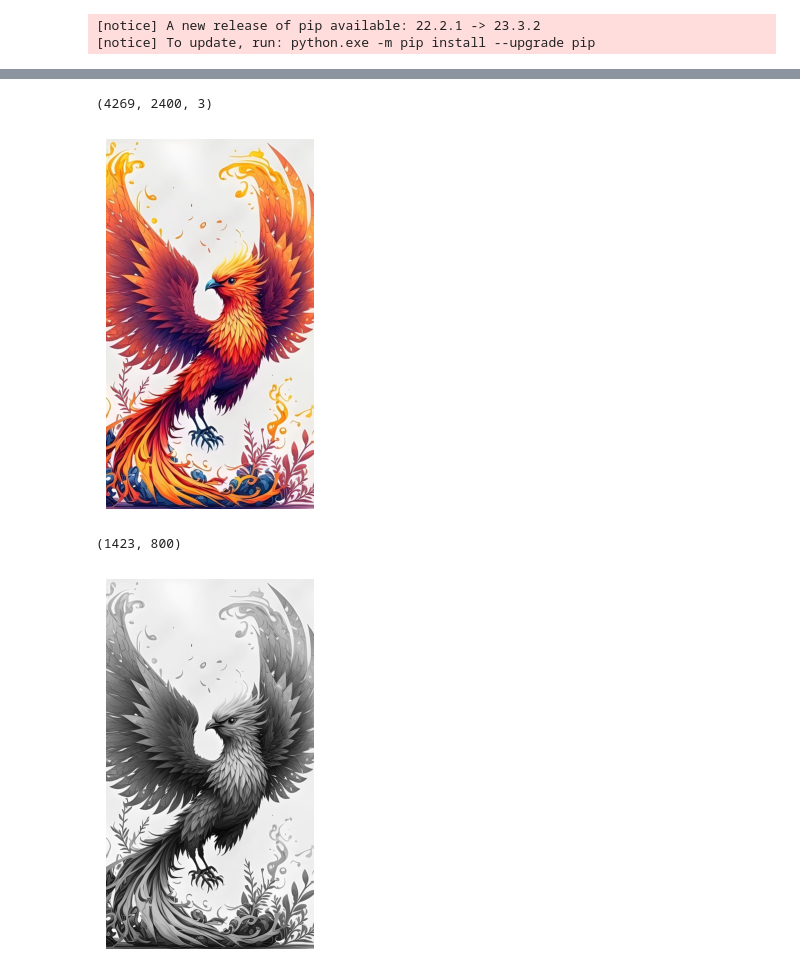
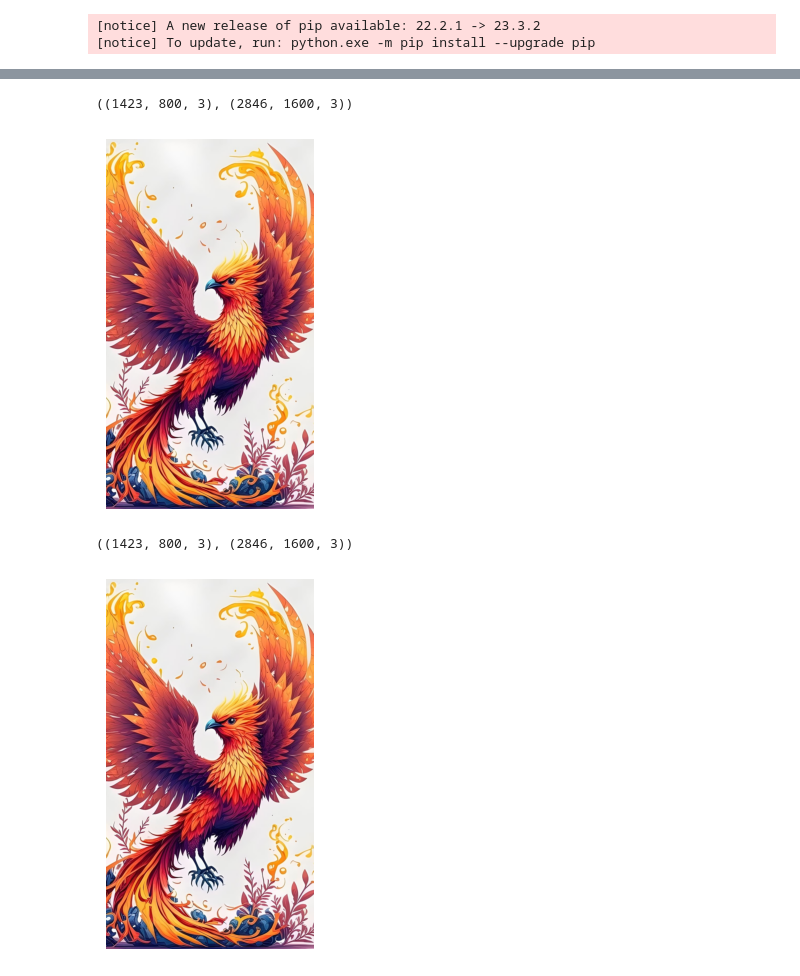
Before and after one commit to RoksanaMaya/OpenCV, a Jupyter notebook: openCV_manupulation.ipynb, the cells around one changed output, grey strips where cells are left out. Drawn from its saved outputs; the diff is of its cells as text; code cells hidden in the pictures.

```diff
--- a/openCV_manupulation.ipynb
+++ b/openCV_manupulation.ipynb
@@ -40,21 +195,21 @@ resize_image.shape
+# %%
+# increase image by percentage
+resize_image=cv2.resize(image_rgb, None, fx=2, fy=2)
+plt.imshow(resize_image)
+plt.axis('off')
+image_rgb.shape, resize_image.shape
+# %% [output]
+((1423, 800, 3), (2846, 1600, 3))
+[figure, added]
 # %%
-# Specify the target dimensions in percentage
-percentage=3
+# increase image by percentage another methos
+percentage=2
 target_width = int(image_rgb.shape[1]*percentage)
 target_height = int(image_rgb.shape[0]*percentage)
 resize_image=cv2.resize(image_rgb,(target_width,target_height))
 plt.imshow(resize_image)
 plt.axis('off')
-resize_image.shape
+image_rgb.shape, resize_image.shape
 # %% [output]
-(4269, 2400, 3)
+((1423, 800, 3), (2846, 1600, 3))
 [figure]
-# %%
-# Convert BGR to Grayscale
-gray_image = cv2.cvtColor(image, cv2.COLOR_BGR2GRAY)
-plt.imshow(gray_image,cmap='gray' )
-plt.axis('off')
-gray_image.shape
-# %% [output]
-(1423, 800)
-[figure, removed]
```
Also changed, not shown: parts of 21 cells of this notebook.
